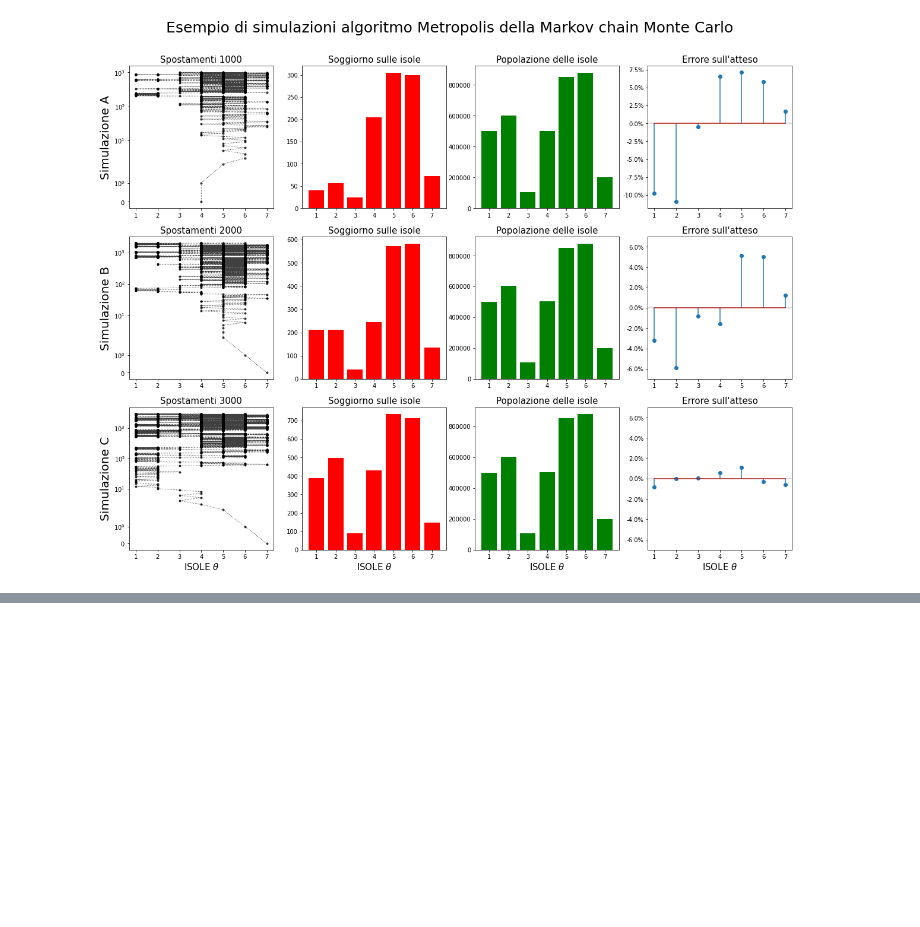
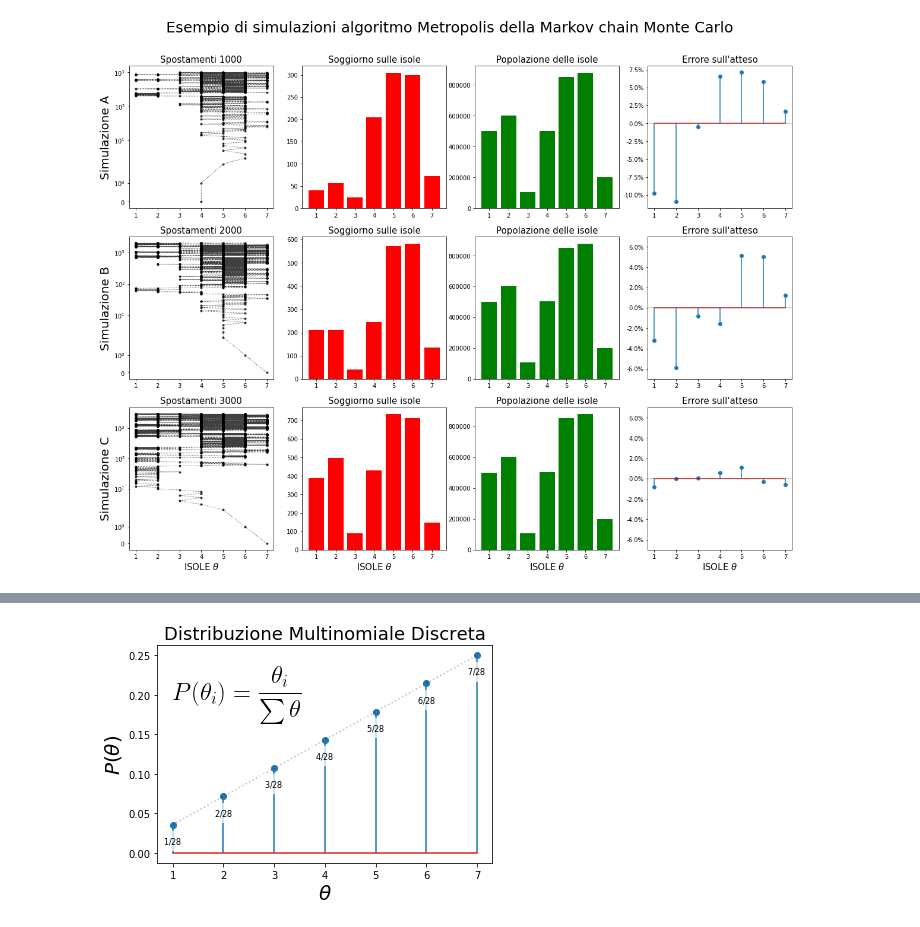
Before and after one commit to maxdevblock/covid-19-italy, a Jupyter notebook: OLD/accadere/isole.ipynb, the cells around one changed output, grey strips where cells are left out. Cells and saved outputs as stored; diff of their text form; code cells hidden in the pictures; blank space fills up the shorter version.

```diff
--- a/OLD/accadere/isole.ipynb
+++ b/OLD/accadere/isole.ipynb
@@ -461,0 +448,37 @@ _isole
+# %%
+# Categorical distribution
+#
+# http://bois.caltech.edu/distribution_explorer/discrete/categorical.html
+# https://en.wikipedia.org/wiki/Categorical_distribution
+# https://docs.scipy.org/doc/scipy/reference/generated/scipy.stats.rv_discrete.html?highlight=rv_discrete#scipy.stats.rv_discrete
+
+theta = np.arange(7)
+ptheta = np.arange(8)[1:]
+Ptheta = [p/sum(ptheta) for p in ptheta]
+plt.stem(
+    ptheta,
+    sps.rv_discrete(values=(theta, Ptheta)).pmf(theta),
+    use_line_collection=True
+)
+plt.title(r"Distribuzione Multinomiale Discreta", fontsize=18)
+plt.text(1, .2,
+         r"$$P(\theta_i)=\frac{\theta_i}{\sum{\theta}}$$",
+         fontsize=25, usetex=True, va="center")
+for t in theta:
+    plt.text(
+        ptheta[t], Ptheta[t]-.013,
+        f"${ptheta[t]}/{sum(ptheta)}$",
+        ha="center", va="top",
+        fontsize=8,
+        backgroundcolor=(1,1,1,.7)
+    )
+plt.plot(
+    [1, 7],
+    [Ptheta[0], Ptheta[6]],
+    c="k", ls=":", alpha=.25,
+)
+plt.xlabel(r"$\theta$", fontsize=20)
+plt.ylabel(r"$P(\theta)$", fontsize=20)
+plt.plot();
+# %% [output]
+[figure, added]
```
Also changed, not shown: parts of 7 cells of this notebook, 1 other file.
